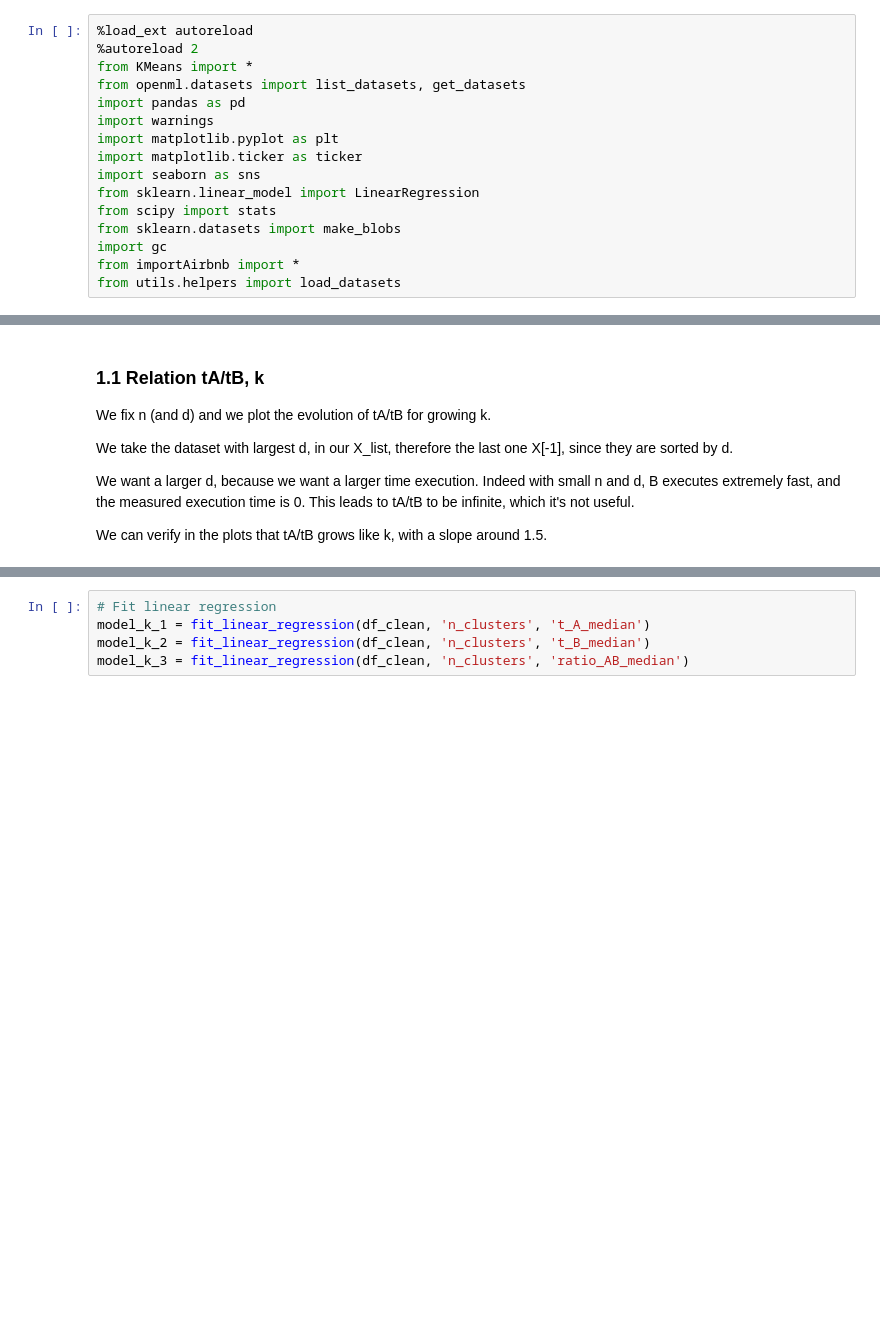
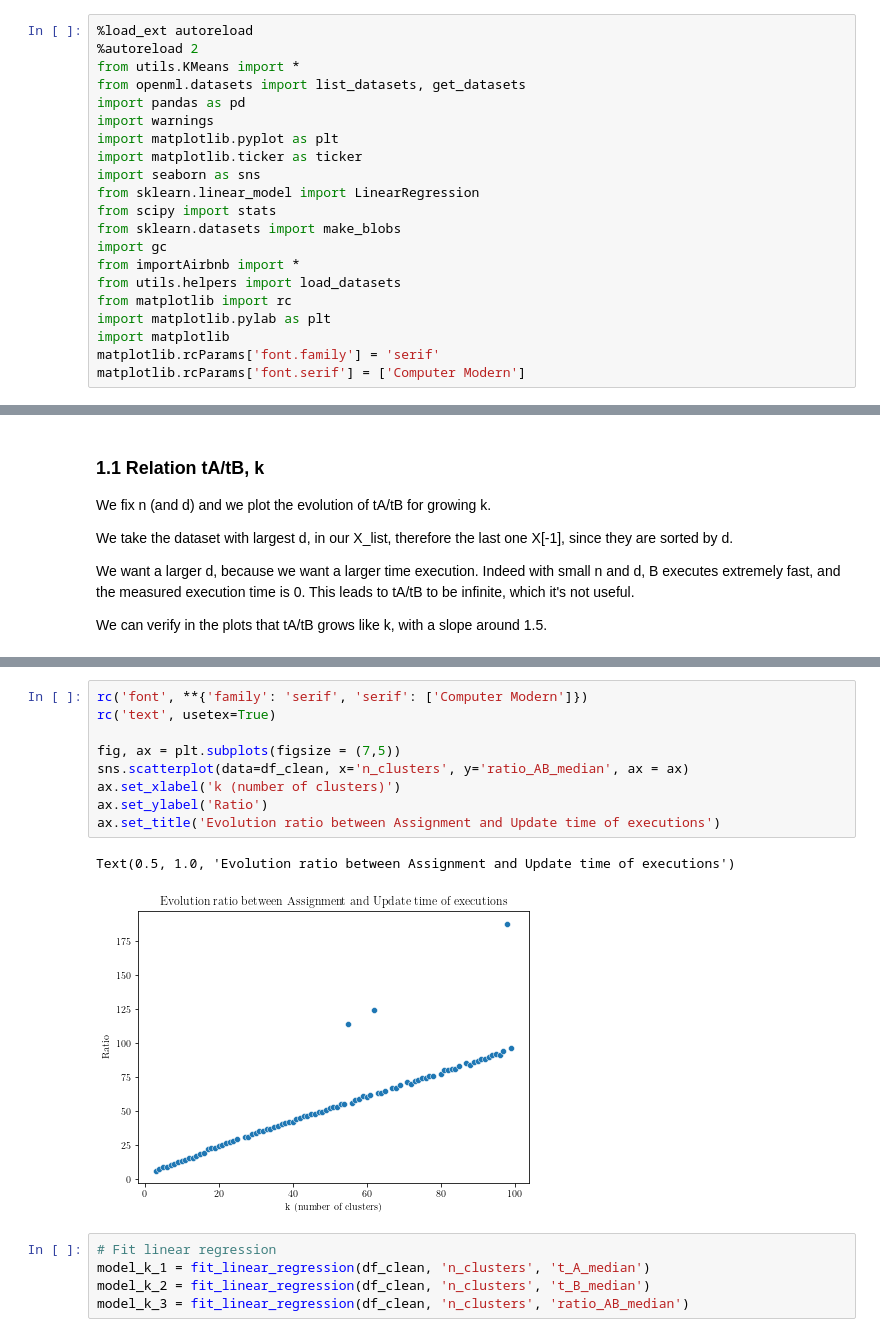
Before and after one commit to nefagi-01/DIAS-semester-project, a Jupyter notebook: Measurements.ipynb, the cells around one changed output, grey strips where cells are left out. Saved outputs shown, nothing was run; the diff lists cells and outputs as text; blank space fills up the shorter version.

```diff
--- a/Measurements.ipynb
+++ b/Measurements.ipynb
@@ -1,7 +1,7 @@
 # %%
 %load_ext autoreload
 %autoreload 2
-from KMeans import *
+from utils.KMeans import *
 from openml.datasets import list_datasets, get_datasets
 import pandas as pd
 import warnings
@@ -14,6 +14,11 @@ from sklearn.datasets import make_blobs
 import gc
 from importAirbnb import *
 from utils.helpers import load_datasets
+from matplotlib import rc
+import matplotlib.pylab as plt
+import matplotlib
+matplotlib.rcParams['font.family'] = 'serif'
+matplotlib.rcParams['font.serif'] = ['Computer Modern']
 # %% [markdown]
 ## Flags
 # %%
@@ -207,4 +216,16 @@ scatterplot(df_clean, 'n_clusters', 'ratio_AB_median', 'Relation k, ratio_AB', '
 [figure]
+# %%
+rc('font', **{'family': 'serif', 'serif': ['Computer Modern']})
+rc('text', usetex=True)
+
+fig, ax = plt.subplots(figsize = (7,5))
+sns.scatterplot(data=df_clean, x='n_clusters', y='ratio_AB_median', ax = ax)
+ax.set_xlabel('k (number of clusters)')
+ax.set_ylabel('Ratio')
+ax.set_title('Evolution ratio between Assignment and Update time of executions')
+# %% [output]
+Text(0.5, 1.0, 'Evolution ratio between Assignment and Update time of executions')
+[figure, added]
 # %%
 # Fit linear regression
 model_k_1 = fit_linear_regression(df_clean, 'n_clusters', 't_A_median')
```
Also changed, not shown: parts of 2 cells of this notebook, 7 other files.
